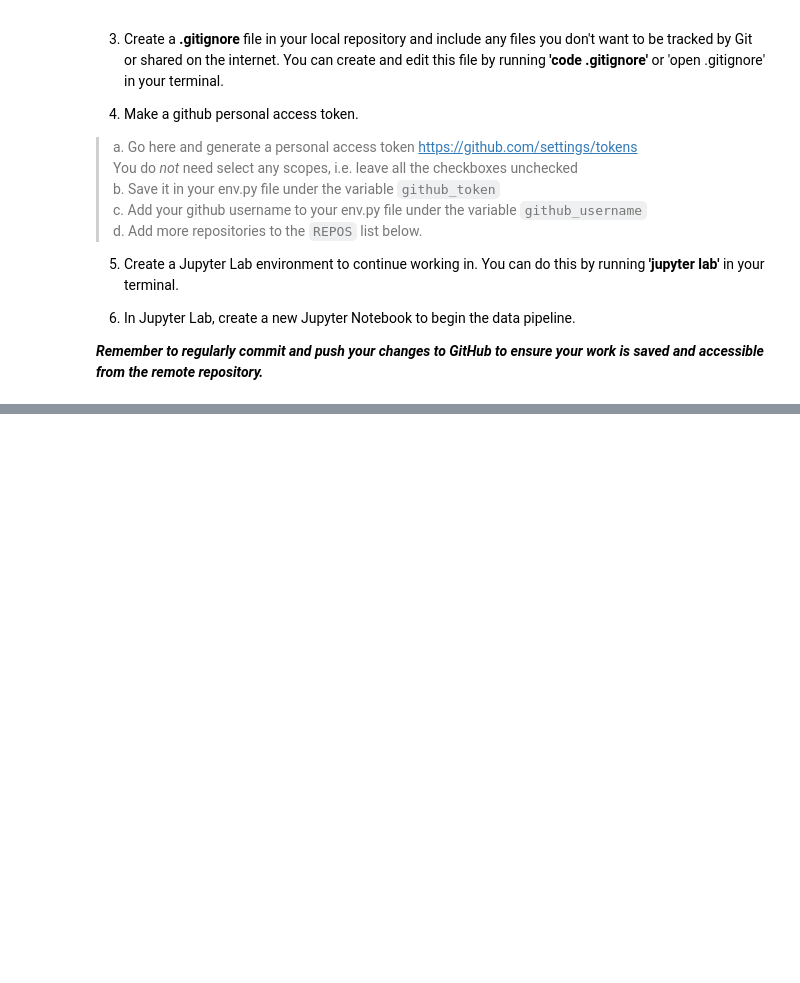
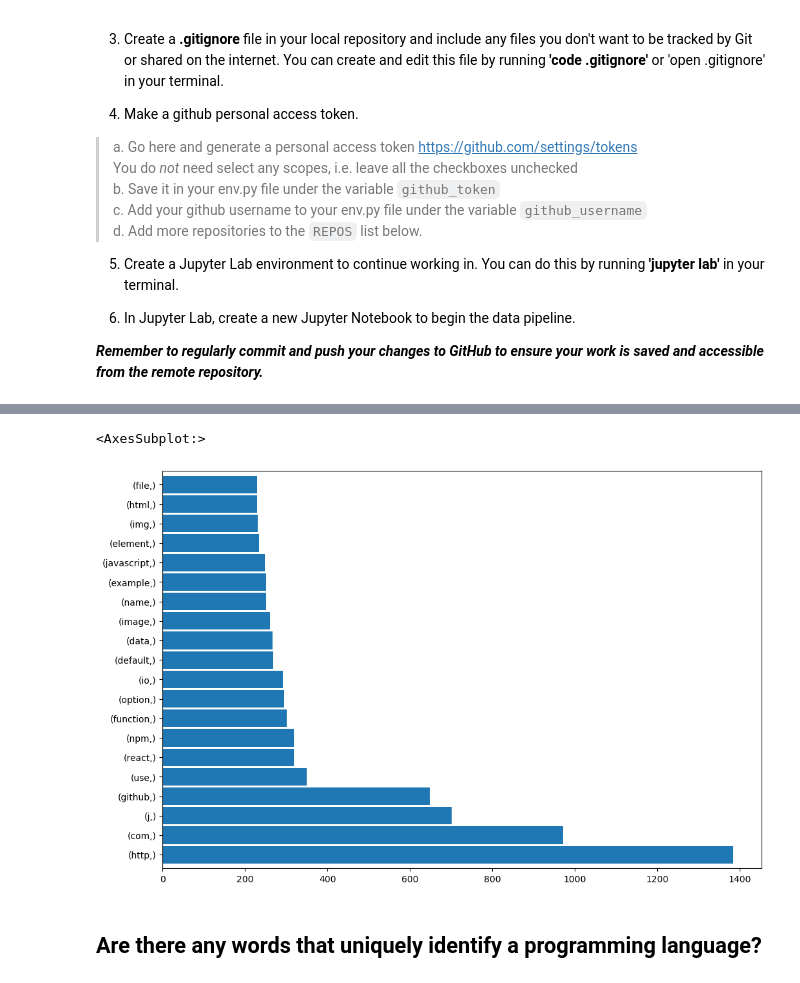
Before and after one commit to pagel-rltk/readme_tellme_repo_lang, a Jupyter notebook: lugor_nlp_project.ipynb, the cells around one changed output, grey strips where cells are left out. Saved outputs shown, nothing was run; the diff lists cells and outputs as text; code cells hidden in the pictures; blank space fills up the shorter version.

```diff
--- a/lugor_nlp_project.ipynb
+++ b/lugor_nlp_project.ipynb
@@ -188,0 +201,3 @@ df
+# %%
+train, validate, test = p.split_data(df, strat, seed=42, test=.2, validate=.25)
+train
@@ -188,0 +258,7 @@ df
+# %%
+# Assume we have some code samples
+javascript = [word for row in train[train.top3other=='JavaScript']['lemmatized'] for word in row.split()]
+java = [word for row in train[train.top3other=='Java']['lemmatized'] for word in row.split()]
+objective_c = [word for row in train[train.top3other=='Objective-C']['lemmatized'] for word in row.split()]
+other = [word for row in train[train.top3other=='other']['lemmatized'] for word in row.split()]
+all_words = [word for row in train['lemmatized'] for word in row.split()]
@@ -188,0 +277,5 @@ df
+# %%
+def make_ngrams(words, n):
+    return pd.Series(nltk.ngrams(words, n)).value_counts().head(20)
+# %%
+javascript_list = make_ngrams(javascript, 1)
@@ -188,0 +296,7 @@ df
+# %%
+javascript_list.sort_values(ascending=False).plot.barh(width=.9, figsize=(12,8))
+# %% [output]
+<AxesSubplot:>
+[figure, added]
+# %% [markdown]
+## Are there any words that uniquely identify a programming language?
```
Also changed, not shown: parts of 22 cells of this notebook, 1 other file.
